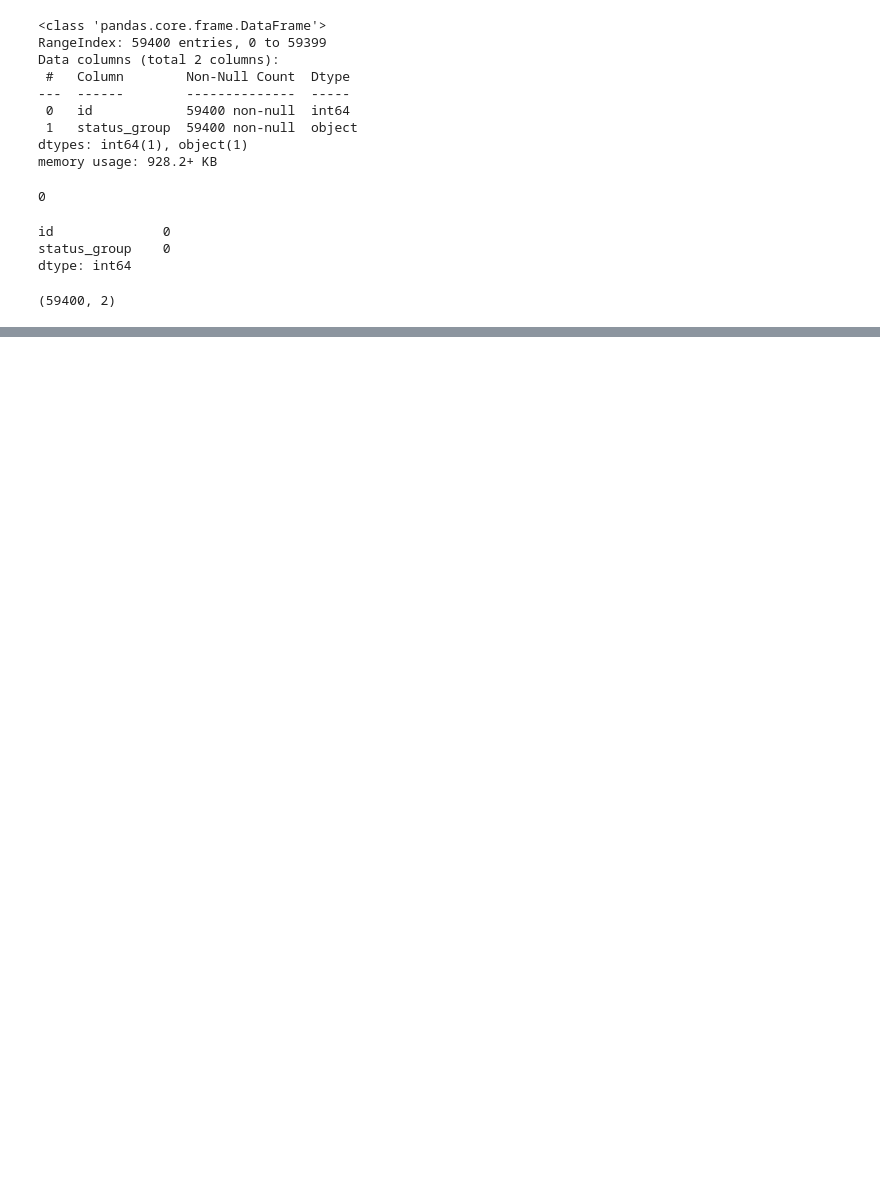
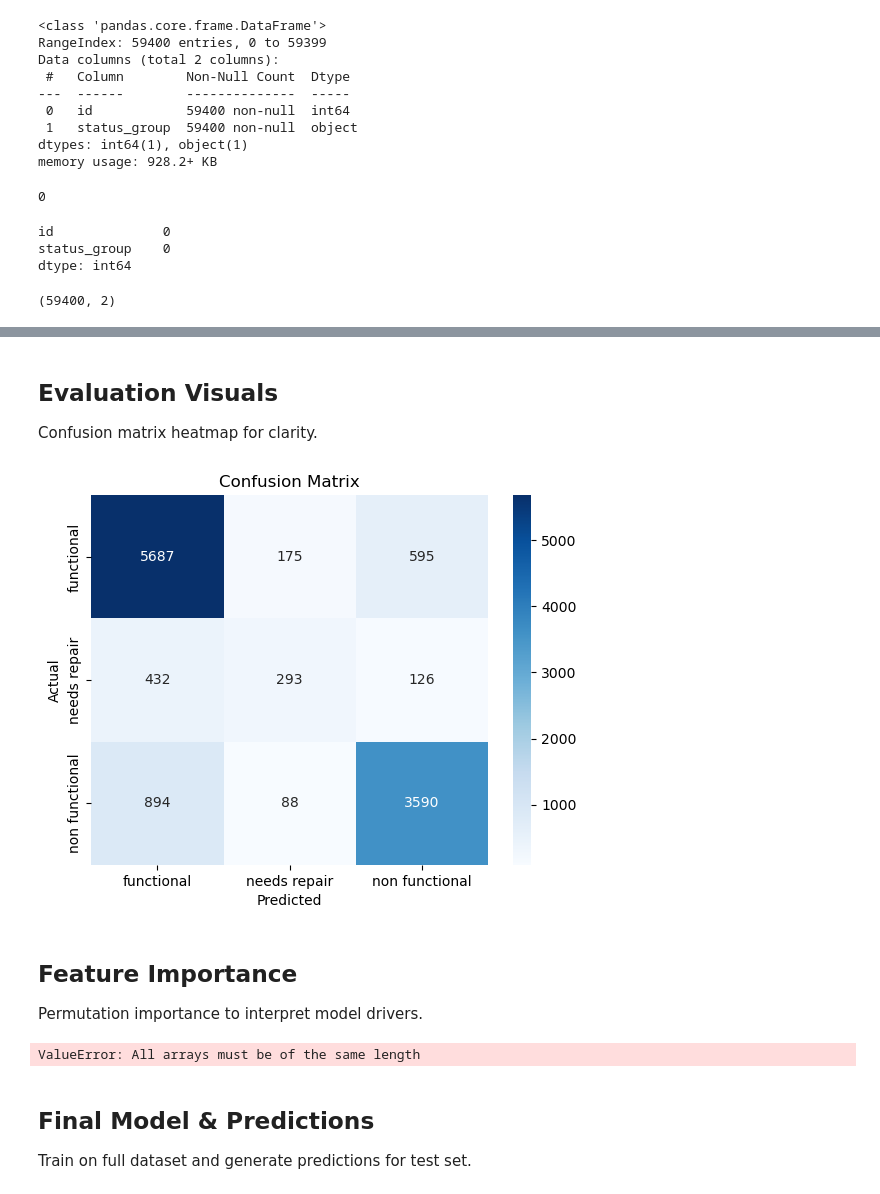
Before and after one commit to georgekuria-crypto/Phase_3_project, a Jupyter notebook: index.ipynb, the cells around one changed output, grey strips where cells are left out. Drawn from its saved outputs; the diff is of its cells as text; code cells hidden in the pictures; blank space fills up the shorter version.

Commit message:
Trained and tested the models

```diff
--- a/index.ipynb
+++ b/index.ipynb
@@ -265,7 +383,7 @@ Pipelines prevent leakage and ensure consistent preprocessing.
 # %%
 # 4. Preprocessing Pipelines
-numeric_features = X_tr.select_dtypes(include=["int64","float64"]).columns.tolist()
-categorical_features = X_tr.select_dtypes(include=["object","category"]).columns.tolist()
+numeric_features = X_train.select_dtypes(include=["int64","float64"]).columns.tolist()
+categorical_features = X_train.select_dtypes(include=["object","category"]).columns.tolist()
 
 # Drop IDs if present
 for col in ["id", "row_id"]:
@@ -361,0 +442,20 @@ Confusion matrix heatmap for clarity.
+# %%
+from sklearn.model_selection import GridSearchCV
+
+# Increase max_iter and switch solver to saga
+baseline_clf = Pipeline(steps=[
+    ("prep", preprocessor),
+    ("clf", LogisticRegression(
+        max_iter=5000, multi_class="multinomial",
+        solver="saga", class_weight="balanced", random_state=42))
+])
+
+param_grid = {"clf__C": [0.01, 0.1, 1, 10]}
+grid = GridSearchCV(baseline_clf, param_grid, cv=5, scoring="f1_macro")
+grid.fit(X_train, y_train)
+
+best_logit = grid.best_estimator_
+y_val_pred = best_logit.predict(X_test)
+
+print("Best params:", grid.best_params_)
+print(classification_report(y_test, y_val_pred, digits=3))
@@ -361,0 +516,18 @@ Confusion matrix heatmap for clarity.
+# %%
+from sklearn.ensemble import RandomForestClassifier
+from sklearn.pipeline import Pipeline
+
+rf_pipe = Pipeline(steps=[
+    ("prep", preprocessor),  # uses updated cat_cols and num_cols
+    ("clf", RandomForestClassifier(
+        n_estimators=200,
+        random_state=42,
+        class_weight="balanced",
+        n_jobs=-1
+    ))
+])
+
+rf_pipe.fit(X_train, y_train)
+y_val_pred_rf = rf_pipe.predict(X_test)
+
+print(classification_report(y_test, y_val_pred_rf, digits=3))
@@ -362,10 +544,15 @@ Confusion matrix heatmap for clarity.
+# %% [markdown]
+## Evaluation Visuals
+Confusion matrix heatmap for clarity.
 # %%
 # 9. Confusion Matrix Heatmap
-cm = confusion_matrix(y_val, y_val_pred_rf, labels=rf_pipe.named_steps["clf"].classes_)
+cm = confusion_matrix(y_test, y_val_pred_rf, labels=rf_pipe.named_steps["clf"].classes_)
 sns.heatmap(cm, annot=True, fmt="d", cmap="Blues",
             xticklabels=rf_pipe.named_steps["clf"].classes_,
             yticklabels=rf_pipe.named_steps["clf"].classes_)
 plt.xlabel("Predicted")
 plt.ylabel("Actual")
 plt.title("Confusion Matrix")
 plt.show()
+# %% [output]
+[figure, added]
@@ -375,6 +559,11 @@ Permutation importance to interpret model drivers.
+# %% [markdown]
+## Feature Importance
+Permutation importance to interpret model drivers.
 # %%
 # 10. Feature Importance
-r = permutation_importance(rf_pipe, X_val, y_val, n_repeats=5, random_state=42)
+r = permutation_importance(rf_pipe, X_test, y_test, n_repeats=5, random_state=42)
 feature_names = rf_pipe.named_steps["prep"].get_feature_names_out()
 imp_df = pd.DataFrame({"feature": feature_names, "importance": r.importances_mean})
 print(imp_df.sort_values("importance", ascending=False).head(15))
+# %% [output]
+ValueError: All arrays must be of the same length
@@ -384,3 +570,6 @@ Train on full dataset and generate predictions for test set.
+# %% [markdown]
+## Final Model & Predictions
+Train on full dataset and generate predictions for test set.
 # %%
 # 11. Final Model & Predictions
 final_model = rf_pipe  # or best_logit/best_tree depending on evaluation
```
Also changed, not shown: parts of 65 cells of this notebook.
